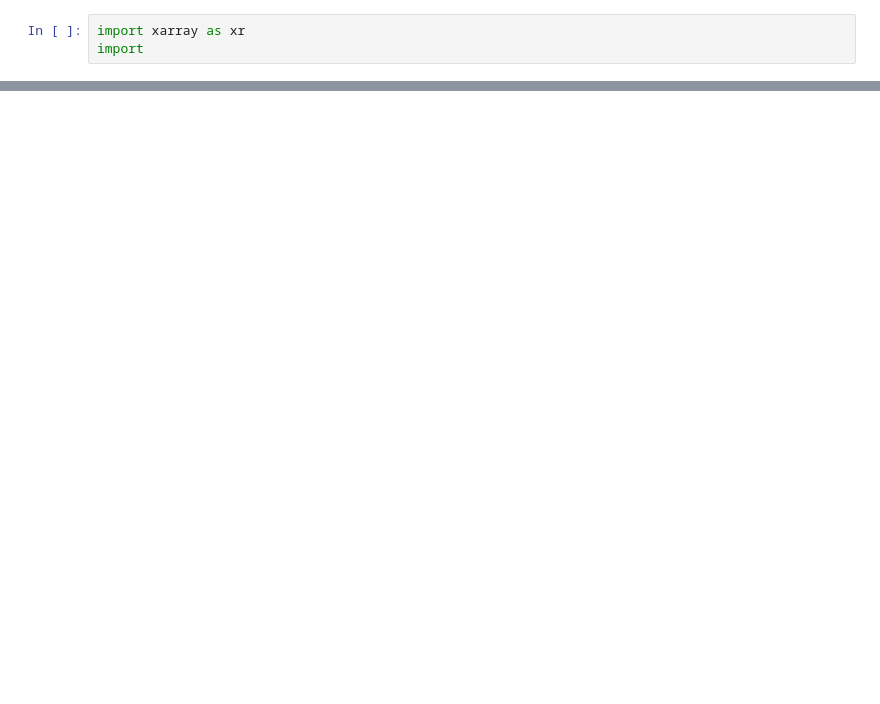
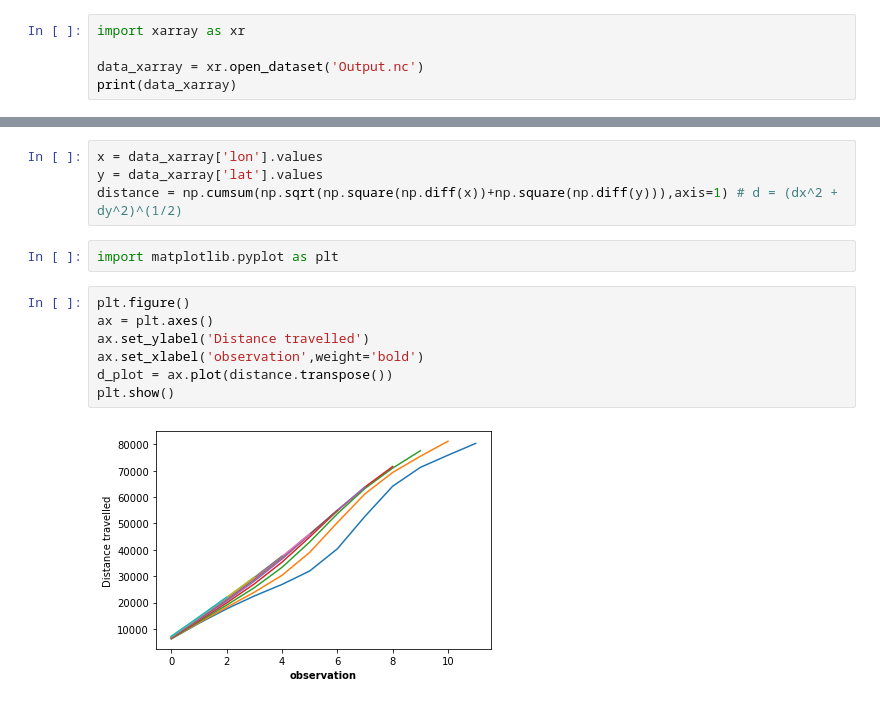
Before and after one commit to OceanParcels/Parcels, a Jupyter notebook: parcels/examples/tutorial_output.ipynb, the cells around one changed output, grey strips where cells are left out. Drawn from its saved outputs; the diff is of its cells as text; blank space fills up the shorter version.

Commit message:
Output tutorial v1

```diff
--- a/parcels/examples/tutorial_output.ipynb
+++ b/parcels/examples/tutorial_output.ipynb
@@ -7,3 +73,5 @@ Recommend netCDF4.Dataset and xarray
 # %%
 import xarray as xr
-import
+
+data_xarray = xr.open_dataset('Output.nc')
+print(data_xarray)
@@ -30,0 +138,15 @@ Attributes:
+# %%
+x = data_xarray['lon'].values
+y = data_xarray['lat'].values
+distance = np.cumsum(np.sqrt(np.square(np.diff(x))+np.square(np.diff(y))),axis=1) # d = (dx^2 + dy^2)^(1/2)
+# %%
+import matplotlib.pyplot as plt
+# %%
+plt.figure()
+ax = plt.axes()
+ax.set_ylabel('Distance travelled')
+ax.set_xlabel('observation',weight='bold')
+d_plot = ax.plot(distance.transpose())
+plt.show()
+# %% [output]
+[figure, added]
```
Also changed, not shown: parts of 32 cells of this notebook.
